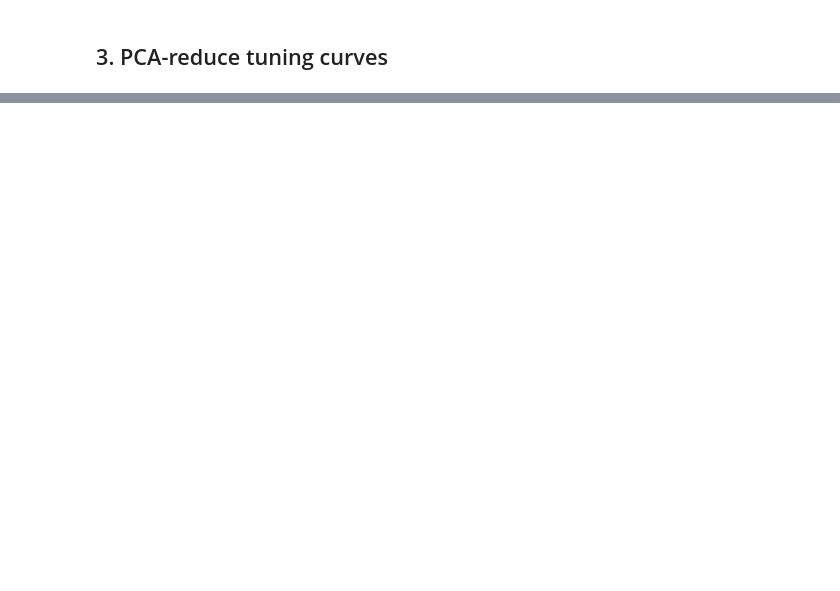
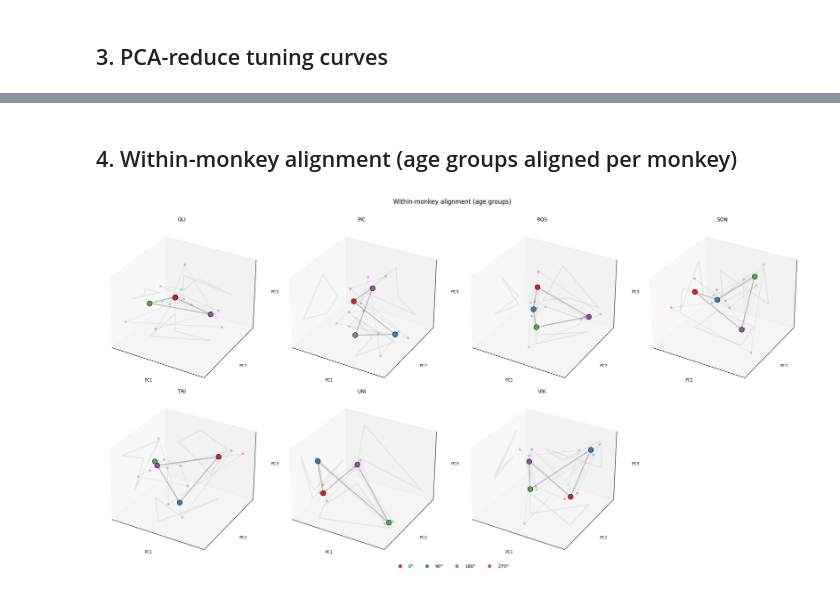
Before and after one commit to jmourabarbosa/geometryofage, a Jupyter notebook: analyses/tuning_curves.ipynb, the cells around one changed output, grey strips where cells are left out. Saved outputs shown, nothing was run; the diff lists cells and outputs as text; code cells hidden in the pictures; blank space fills up the shorter version.

```diff
--- a/analyses/tuning_curves.ipynb
+++ b/analyses/tuning_curves.ipynb
@@ -84,0 +171,78 @@ for mid, groups in reduced.items():
+# %% [markdown]
+## 4. Within-monkey alignment (age groups aligned per monkey)
+# %%
+from functions import generalized_procrustes
+
+N_DIMS = 3
+n_conds = 4
+n_epochs = len(COMMON_EPOCHS)
+cue_idx = np.arange(0, n_conds * n_epochs, n_epochs)  # cue-epoch points
+
+AGE_COLORS = ['#1b9e77', '#d95f02', '#7570b3']  # young / middle / old
+
+def _tc_to_mat(info, n_dims=3):
+    """Convert tc (n_pcs, n_conds, n_epochs) -> (n_points, n_dims)."""
+    return info['tc'][:n_dims].reshape(n_dims, -1).T
+
+def _plot_rep(ax, pts, stim_colors, s=40, alpha=1.0, lw=1.5, edge='k', ew=0.5):
+    """Plot one representation: colored dots + circular connection."""
+    loop = np.vstack([pts, pts[0:1]])
+    ax.plot(loop[:, 0], loop[:, 1], loop[:, 2], '-', color='gray',
+            lw=lw, alpha=alpha * 0.5, zorder=1)
+    for i in range(len(pts)):
+        ax.scatter(pts[i, 0], pts[i, 1], pts[i, 2],
+                   s=s, color=stim_colors[i], alpha=alpha,
+                   edgecolors=edge, linewidths=ew, zorder=2, clip_on=False)
+
+def _wall_projections(ax, pts):
+    """Gray shadow on 3 walls."""
+    loop = np.vstack([pts, pts[0:1]])
+    xl, yl, zl = ax.get_xlim(), ax.get_ylim(), ax.get_zlim()
+    ax.plot(loop[:, 0], loop[:, 1], np.full(len(loop), zl[0]),
+            color='gray', lw=2, alpha=0.15)
+    ax.plot(loop[:, 0], np.full(len(loop), yl[1]), loop[:, 2],
+            color='gray', lw=2, alpha=0.15)
+    ax.plot(np.full(len(loop), xl[0]), loop[:, 1], loop[:, 2],
+            color='gray', lw=2, alpha=0.15)
+
+# ── Within-monkey alignment ──
+monkeys_with_multi = [m for m in reduced if len(reduced[m]) > 1]
+ncols = min(len(monkeys_with_multi), 4)
+nrows = int(np.ceil(len(monkeys_with_multi) / ncols))
+fig = plt.figure(figsize=(5 * ncols, 5 * nrows))
+
+for idx, mid in enumerate(monkeys_with_multi):
+    groups_dict = reduced[mid]
+    group_ids = sorted(groups_dict.keys())
+    mats = [_tc_to_mat(groups_dict[g], N_DIMS) for g in group_ids]
+
+    aligned, mean = generalized_procrustes(mats)
+
+    ax = fig.add_subplot(nrows, ncols, idx + 1, projection='3d')
+
+    # Individual age groups: smaller, semi-transparent
+    for k, g in enumerate(group_ids):
+        pts_cue = aligned[k][cue_idx]
+        _plot_rep(ax, pts_cue, STIM_COLORS, s=25, alpha=0.35, lw=1, edge='none')
+
+    # Mean: large circles
+    mean_cue = mean[cue_idx]
+    _plot_rep(ax, mean_cue, STIM_COLORS, s=100, alpha=1.0, lw=2, edge='k', ew=0.8)
+    _wall_projections(ax, mean_cue)
+
+    ax.set_title(mid, fontsize=10)
+    ax.set_xticks([]); ax.set_yticks([]); ax.set_zticks([])
+    ax.set_xlabel('PC1', fontsize=8)
+    ax.set_ylabel('PC2', fontsize=8)
+    ax.set_zlabel('PC3', fontsize=8)
+
+# Legend
+from matplotlib.lines import Line2D
+handles = [Line2D([0], [0], marker='o', color='w', markerfacecolor=c,
+                   markersize=8, label=l) for c, l in zip(STIM_COLORS, STIM_LABELS)]
+fig.legend(handles=handles, loc='lower center', ncol=4, fontsize=9,
+           frameon=False, bbox_to_anchor=(0.5, -0.02))
+fig.suptitle('Within-monkey alignment (age groups)', fontsize=12, y=1.01)
+plt.tight_layout()
+# %% [output]
+[figure, added]
```
Also changed, not shown: parts of 11 cells of this notebook, 4 other files.
